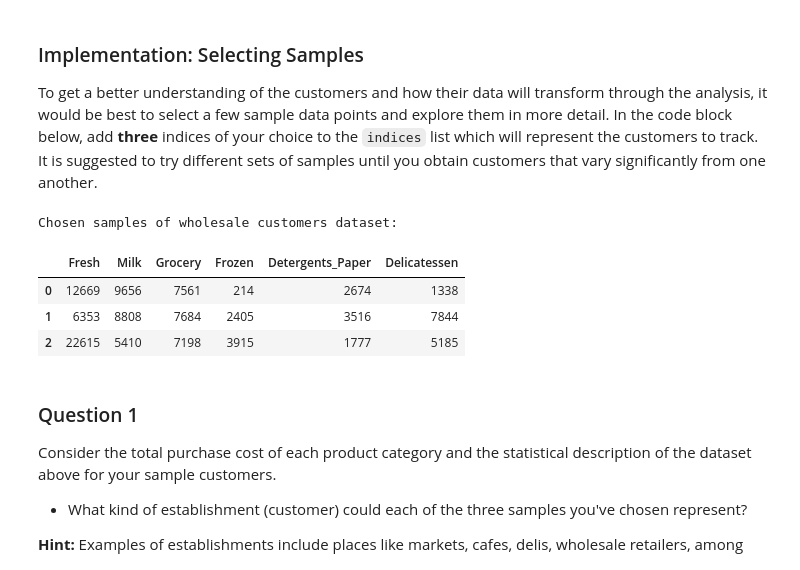
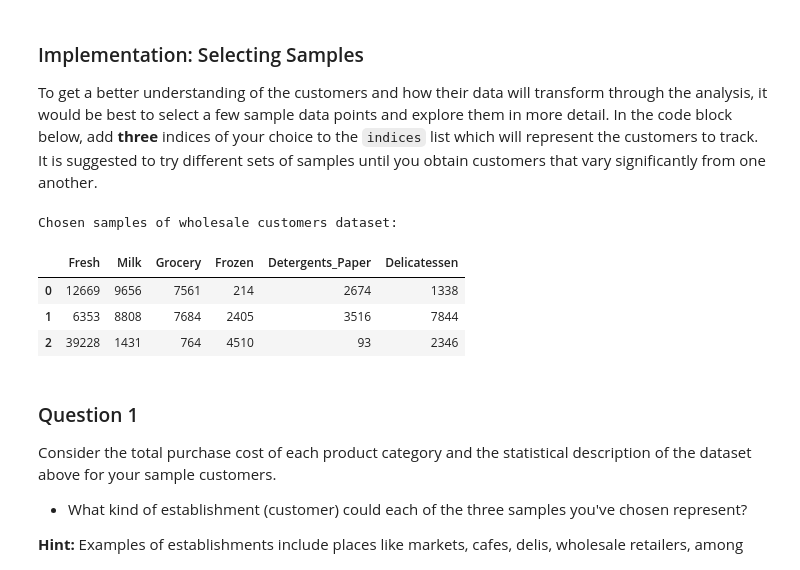
Before and after one commit to nmiguelmoura/ML-customer-segment, a Jupyter notebook: customer_segments.ipynb, the cells around one changed output. Cells and saved outputs as stored; diff of their text form; code cells hidden in the pictures.

```diff
--- a/customer_segments.ipynb
+++ b/customer_segments.ipynb
@@ -67,18 +67,18 @@ display(data.describe())
 To get a better understanding of the customers and how their data will transform through the analysis, it would be best to select a few sample data points and explore them in more detail. In the code block below, add **three** indices of your choice to the `indices` list which will represent the customers to track. It is suggested to try different sets of samples until you obtain customers that vary significantly from one another.
 # %%
 # TODO: Select three indices of your choice you wish to sample from the dataset
-indices = [0, 2, 4]
+indices = [0, 2, 436]
 
 # Create a DataFrame of the chosen samples
 samples = pd.DataFrame(data.loc[indices], columns = data.keys()).reset_index(drop = True)
 print "Chosen samples of wholesale customers dataset:"
 display(samples)
 # %% [output]
 Chosen samples of wholesale customers dataset:
 |  | Fresh | Milk | Grocery | Frozen | Detergents_Paper | Delicatessen |
 | 0 | 12669 | 9656 | 7561 | 214 | 2674 | 1338 |
 | 1 | 6353 | 8808 | 7684 | 2405 | 3516 | 7844 |
-| 2 | 22615 | 5410 | 7198 | 3915 | 1777 | 5185 |
+| 2 | 39228 | 1431 | 764 | 4510 | 93 | 2346 |
 # %% [markdown]
 ### Question 1
 Consider the total purchase cost of each product category and the statistical description of the dataset above for your sample customers.
```
Also changed, not shown: parts of 38 cells of this notebook, 2 other files.
